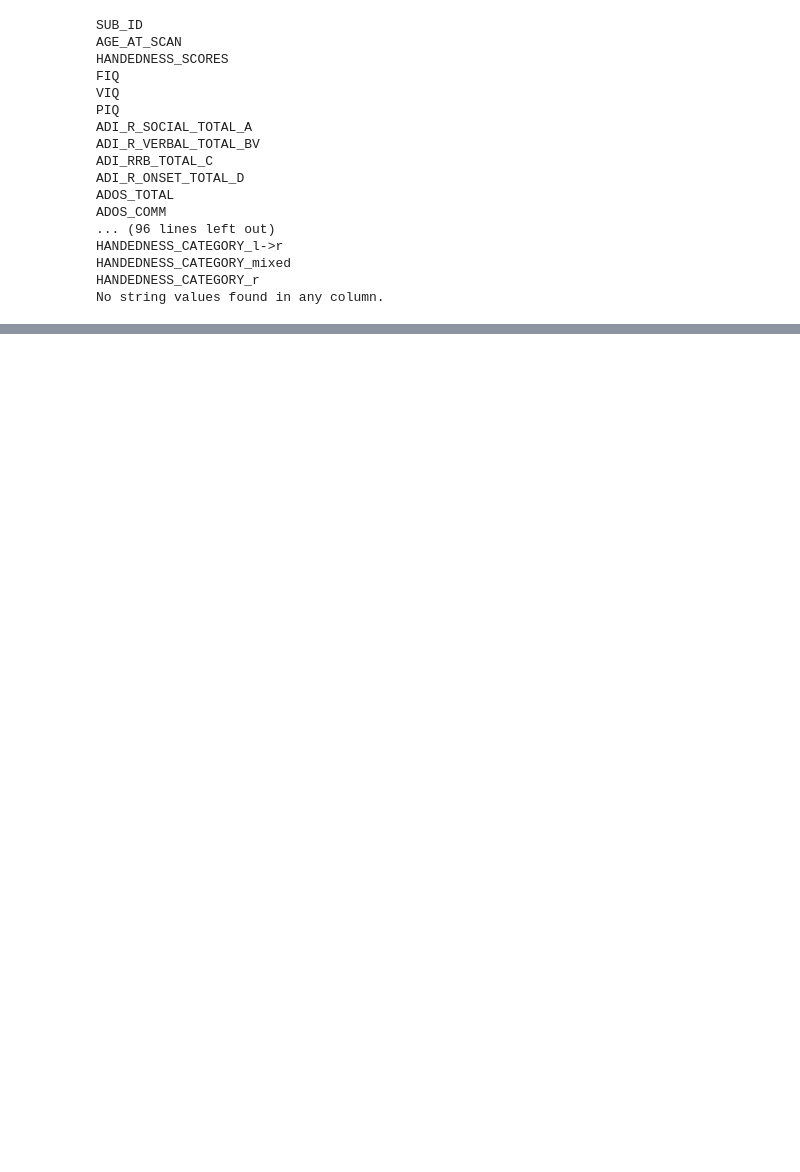
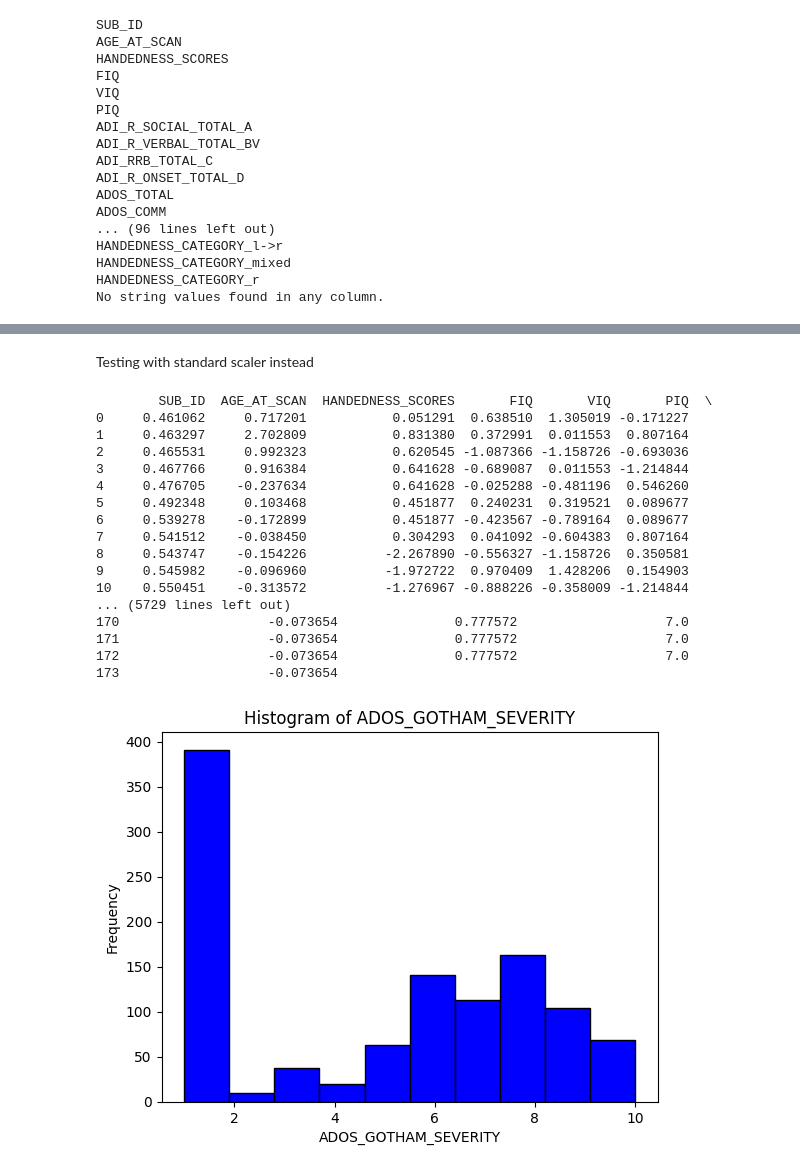
Before and after one commit to allison2368/Autism-Brain-Imaging-Data-Exchange-ABIDE-, a Jupyter notebook: knn.ipynb, the cells around one changed output, grey strips where cells are left out. Cells and saved outputs as stored; diff of their text form; code cells hidden in the pictures; blank space fills up the shorter version.

```diff
--- a/knn.ipynb
+++ b/knn.ipynb
@@ -191,0 +280,74 @@ Name: ADOS_GOTHAM_SEVERITY, dtype: float64
+# %% [markdown]
+Testing with standard scaler instead
+# %%
+from sklearn.preprocessing import StandardScaler
+
+# Assuming you have a DataFrame called one_hot_encoded_data
+# Assuming you have a variable called 'severity_column' storing the 'ADOS_GOTHAM_SEVERITY' column
+severity_column = one_hot_encoded_data['ADOS_GOTHAM_SEVERITY']
+# Remove the 'ADOS_GOTHAM_SEVERITY' column
+one_hot_encoded_data_without_severity = one_hot_encoded_data.drop('ADOS_GOTHAM_SEVERITY', axis=1)
+
+# Initialize the StandardScaler
+scaler = StandardScaler()
+
+# Scale the remaining data frame
+scaled_data = scaler.fit_transform(one_hot_encoded_data_without_severity)
+
+# Convert the scaled array back to a DataFrame
+scaled_df = pd.DataFrame(scaled_data, columns=one_hot_encoded_data_without_severity.columns)
+
+# Attach the 'ADOS_GOTHAM_SEVERITY' column back to the scaled DataFrame
+scaled_df['ADOS_GOTHAM_SEVERITY'] = severity_column.values
+
+# Display the modified DataFrame
+print(scaled_df)
+
+
+# Impute the data using sklearn KNNImputer
+# KNNImputer only works with numpy array
+
+from sklearn.impute import KNNImputer
+
+imputer = KNNImputer(n_neighbors=3)
+# Convert the DataFrame to a NumPy array
+data_array_scaled = scaled_df.values
+
+# Fit the imputer to the data and transform it
+imputed_data_array_scaled = imputer.fit_transform(data_array_scaled)
+
+# Convert the imputed NumPy array back to a DataFrame
+imputed_df_scaled = pd.DataFrame(imputed_data_array_scaled, columns=scaled_df.columns)
+print(imputed_df_scaled['ADOS_GOTHAM_SEVERITY'])
+
+import matplotlib.pyplot as plt
+
+# Plot histogram
+plt.hist(imputed_df_scaled['ADOS_GOTHAM_SEVERITY'], bins=10, color='blue', edgecolor='black')
+
+# Add labels and title
+plt.xlabel('ADOS_GOTHAM_SEVERITY')
+plt.ylabel('Frequency')
+plt.title('Histogram of ADOS_GOTHAM_SEVERITY')
+
+# Show plot
+plt.show()
+# %% [output]
+        SUB_ID  AGE_AT_SCAN  HANDEDNESS_SCORES       FIQ       VIQ       PIQ  \
+0     0.461062     0.717201           0.051291  0.638510  1.305019 -0.171227
+1     0.463297     2.702809           0.831380  0.372991  0.011553  0.807164
+2     0.465531     0.992323           0.620545 -1.087366 -1.158726 -0.693036
+3     0.467766     0.916384           0.641628 -0.689087  0.011553 -1.214844
+4     0.476705    -0.237634           0.641628 -0.025288 -0.481196  0.546260
+5     0.492348     0.103468           0.451877  0.240231  0.319521  0.089677
+6     0.539278    -0.172899           0.451877 -0.423567 -0.789164  0.089677
+7     0.541512    -0.038450           0.304293  0.041092 -0.604383  0.807164
+8     0.543747    -0.154226          -2.267890 -0.556327 -1.158726  0.350581
+9     0.545982    -0.096960          -1.972722  0.970409  1.428206  0.154903
+10    0.550451    -0.313572          -1.276967 -0.888226 -0.358009 -1.214844
+... (5729 lines left out)
+170                   -0.073654               0.777572                   7.0
+171                   -0.073654               0.777572                   7.0
+172                   -0.073654               0.777572                   7.0
+173                   -0.073654
+[figure, added]
```
Also changed, not shown: parts of 4 cells of this notebook.
